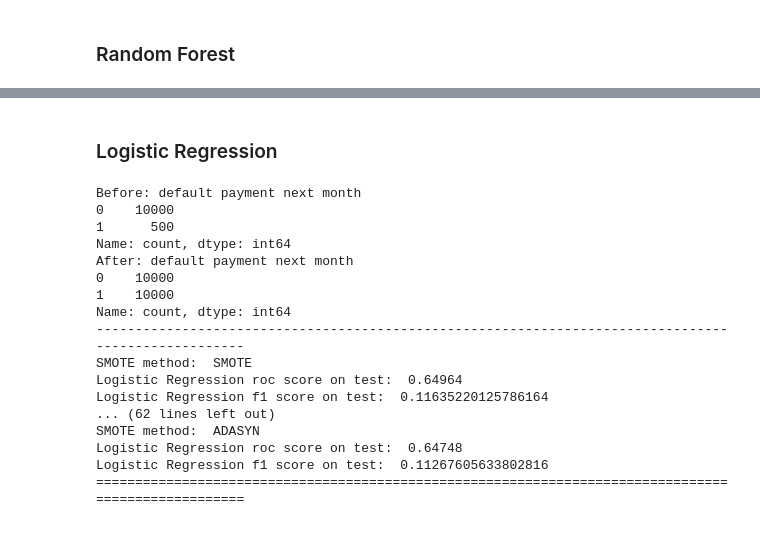
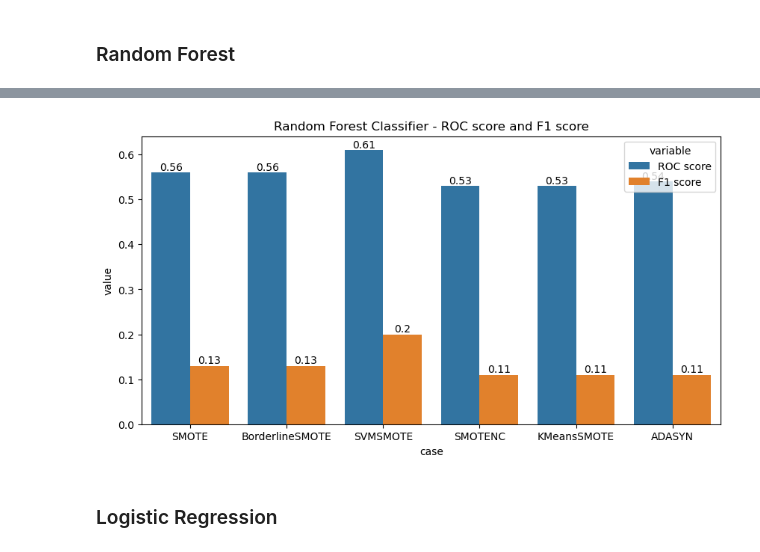
Before and after one commit to Buicongbang04/SMOTE, a Jupyter notebook: Test_model.ipynb, the cells around one changed output, grey strips where cells are left out. Cells and saved outputs as stored; diff of their text form; code cells hidden in the pictures.

```diff
--- a/Test_model.ipynb
+++ b/Test_model.ipynb
@@ -394,50 +223,8 @@ plt.show()
+# %%
+plot_result()
+# %% [output]
+[figure, added]
 # %% [markdown]
 <h3>Logistic Regression</h3>
 # %%
 from sklearn.linear_model import LogisticRegression
-# %%
-result_dict = {}
-
-categorical_feature_indices = [2, 10]
-for i, sampler in enumerate((SMOTE(sampling_strategy=1, random_state=0),
-                              BorderlineSMOTE(sampling_strategy=1, random_state=0, kind='borderline-1'),
-                              SVMSMOTE(sampling_strategy=1, random_state=0),
-                              SMOTENC(categorical_features=categorical_feature_indices, sampling_strategy=1, random_state=0),
-                              KMeansSMOTE(sampling_strategy=1, random_state=0, k_neighbors=10,
-                                          kmeans_estimator=clf, cluster_balance_threshold=0.05),
-                              ADASYN(sampling_strategy=1, random_state=0))):
-
-    X, y = sampler.fit_resample(data_train[model_features], data_train['default payment next month'])
-    print(f"Before: {data_train['default payment next month'].value_counts()}")
-    print(f"After: {y.value_counts()}")
-
-    pipe_line = make_pipeline(sampler, LogisticRegression())
-    pipe_line.fit(data_train[model_features], data_train['default payment next month'])
-    lr_predictions = pipe_line.predict_proba(data_test[model_features])
-    lr_pred_label = pipe_line.predict(data_test[model_features])
-    lr_roc_score = roc_auc_score(data_test['default payment next month'], lr_predictions[:, 1])
-    lr_f1_score = f1_score(data_test['default payment next month'], lr_pred_label)
-    result_dict[smotes[i]] = [round(lr_roc_score, 2), round(lr_f1_score, 2)]
-    print('-' * 100)
-    print('SMOTE method: ', smotes[i])
-    print('Logistic Regression roc score on test: ', lr_roc_score)
-    print('Logistic Regression f1 score on test: ', lr_f1_score)
-    print('=' * 100)
-# %% [output]
-Before: default payment next month
-0    10000
-1      500
-Name: count, dtype: int64
-After: default payment next month
-0    10000
-1    10000
-Name: count, dtype: int64
-----------------------------------------------------------------------------------------------------
-SMOTE method:  SMOTE
-Logistic Regression roc score on test:  0.64964
-Logistic Regression f1 score on test:  0.11635220125786164
-... (62 lines left out)
-SMOTE method:  ADASYN
-Logistic Regression roc score on test:  0.64748
-Logistic Regression f1 score on test:  0.11267605633802816
-====================================================================================================
```
Also changed, not shown: parts of 28 cells of this notebook, 1 other file.
